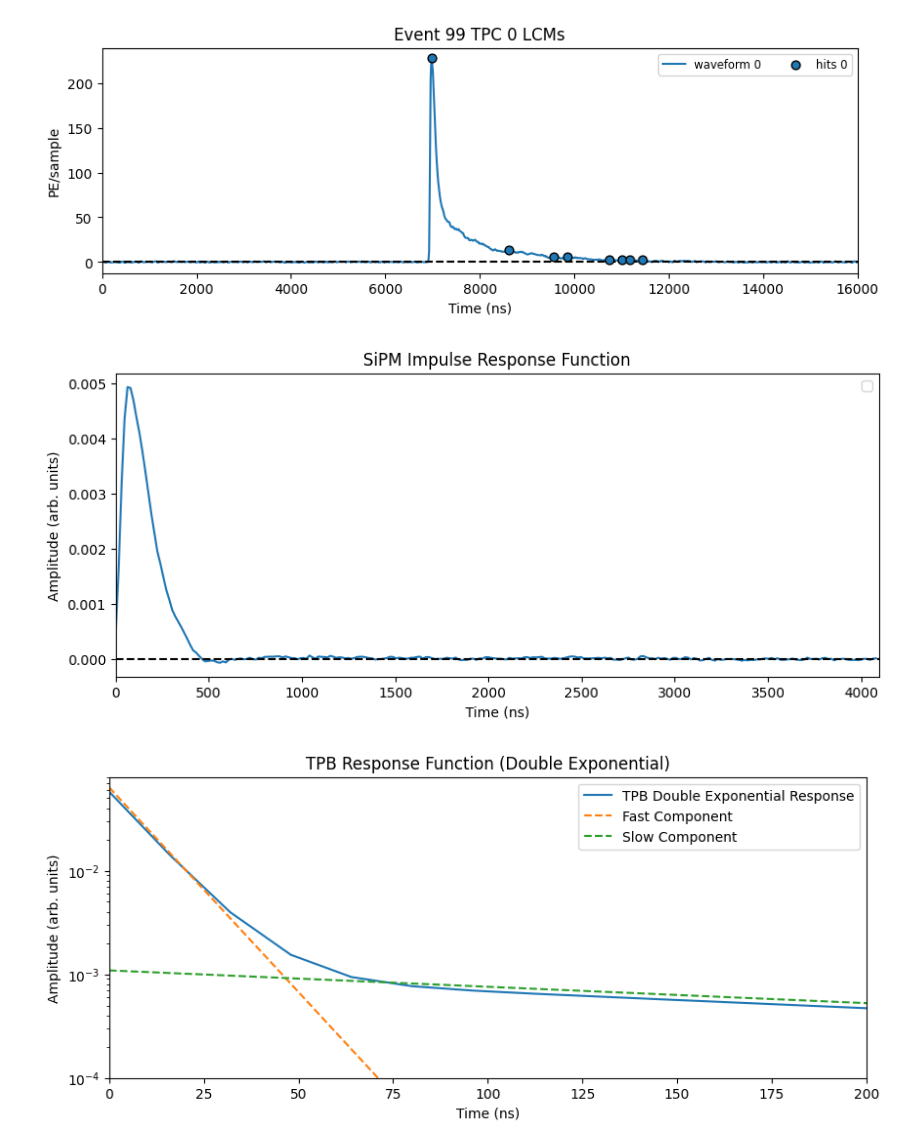
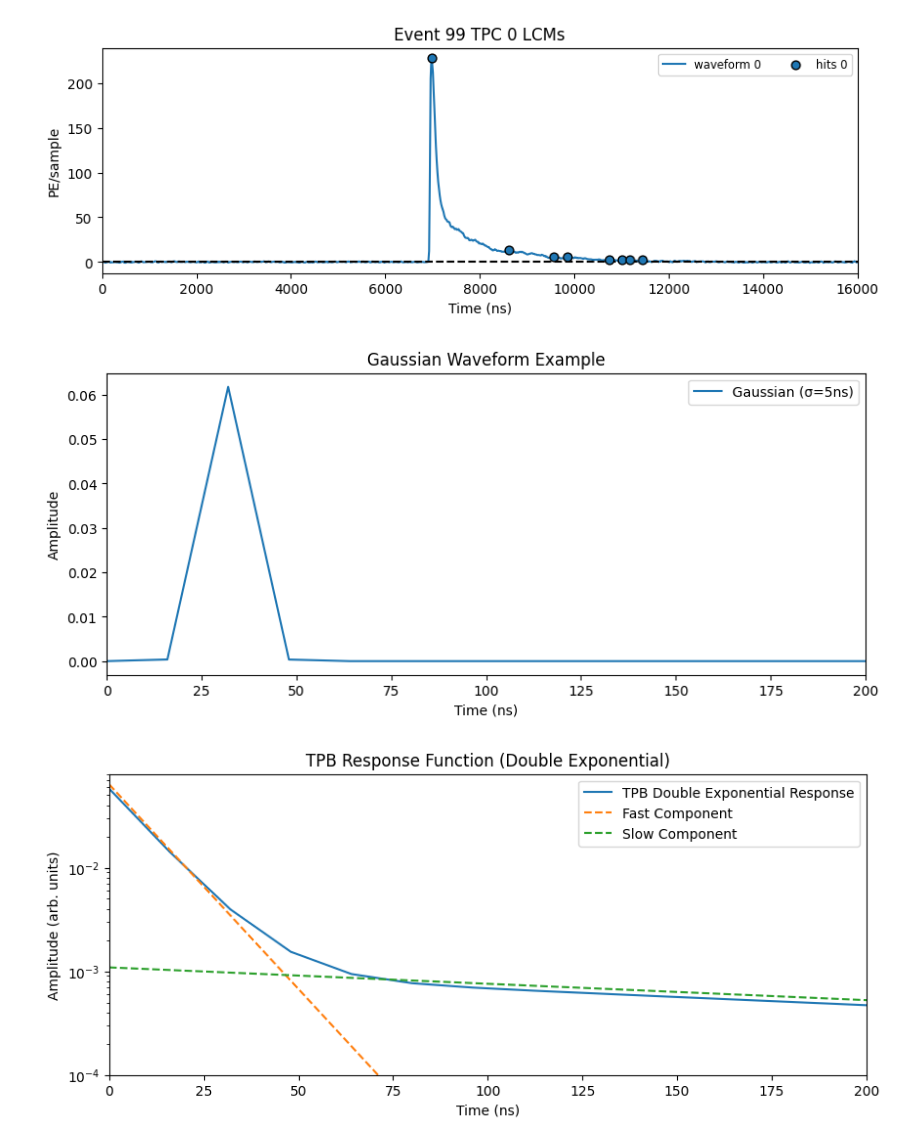
Before and after one commit to jvmead/lrs_tutorials, a Jupyter notebook: lrs_tutorial_5.ipynb, the cells around one changed output. Cells and saved outputs as stored; diff of their text form; code cells hidden in the pictures.

```diff
--- a/lrs_tutorial_5.ipynb
+++ b/lrs_tutorial_5.ipynb
@@ -393,26 +395,23 @@ def triple_exp_causal(t, A1, tau1, A2, tau2, A3, tau3, mu):
     # Only compute where x >= 0
     y[m] = (A1 / tau1) * np.exp(-xm / tau1) + (A2 / tau2) * np.exp(-xm / tau2) + (A3 / tau3) * np.exp(-xm / tau3)
     return y
-# %%
-# load pulse shape file from larndsim/bin/sipm_impulse.npy
-pulse_shape = np.load('/global/homes/j/jvmead/dune/larnd-sim/larndsim/bin/sipm_impulse.npy')
-pulse_shape /= np.trapz(pulse_shape, dx=bin_width_ns)
-plt.figure(figsize=(10,4))
-plt.plot(np.arange(len(pulse_shape)) * bin_width_ns, pulse_shape)
-# add line at y=0
-plt.axhline(0, color='black', linestyle='--')
-# xlimits
-plt.xlim(0, len(pulse_shape)*16)
-plt.title('SiPM Impulse Response Function')
-plt.xlabel('Time (ns)')
-plt.ylabel('Amplitude (arb. units)')
-plt.legend()
-plt.show()
-
-# extend to 1000 samples (16000ns) long by concatenate with zeros
-pulse_shape = np.concatenate([pulse_shape, np.zeros(1000 - len(pulse_shape))])
-# %% [output]
-[figure, old version]
+# %%
+# plot gaussian with width of 4ns
+gaus = lambda t, A, mu, sigma: A * np.exp(-0.5 * ((t - mu) / sigma)**2)
+t_fit = np.linspace(0, n_samples*bin_width_ns, n_samples)
+geom_gaus = gaus(t_fit, A=1, mu=32, sigma=5)
+geom_gaus /= np.trapz(geom_gaus, dx=bin_width_ns)  # normalize area to 1
+
+plt.figure(figsize=(10, 4))
+plt.plot(t_fit, geom_gaus, label='Gaussian (σ=5ns)')
+plt.xlabel('Time (ns)')
+plt.ylabel('Amplitude')
+plt.title('Gaussian Waveform Example')
+plt.legend()
+plt.xlim(0, 200)
+plt.show()
+# %% [output]
+[figure, added]
 # %%
 # model the TPB response as a double exponential with parameters
 tpb_params = {
```
Also changed, not shown: parts of 10 cells of this notebook, 1 other file.
